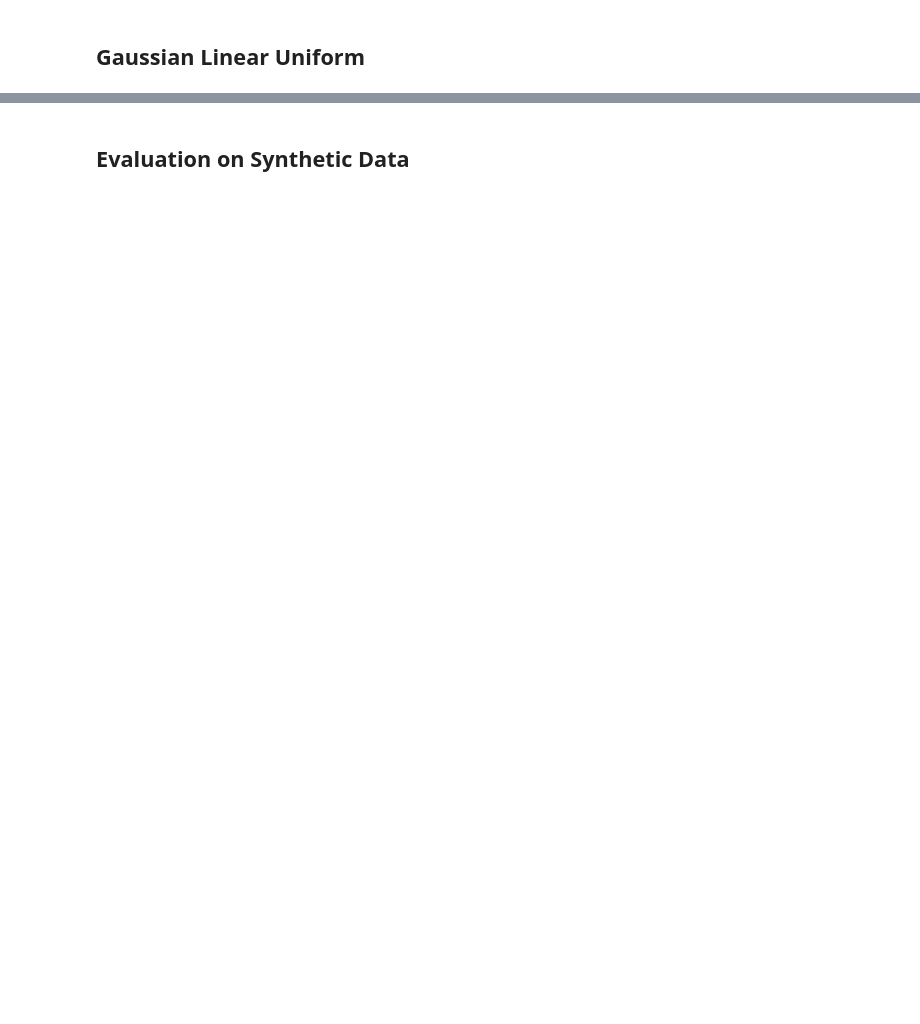
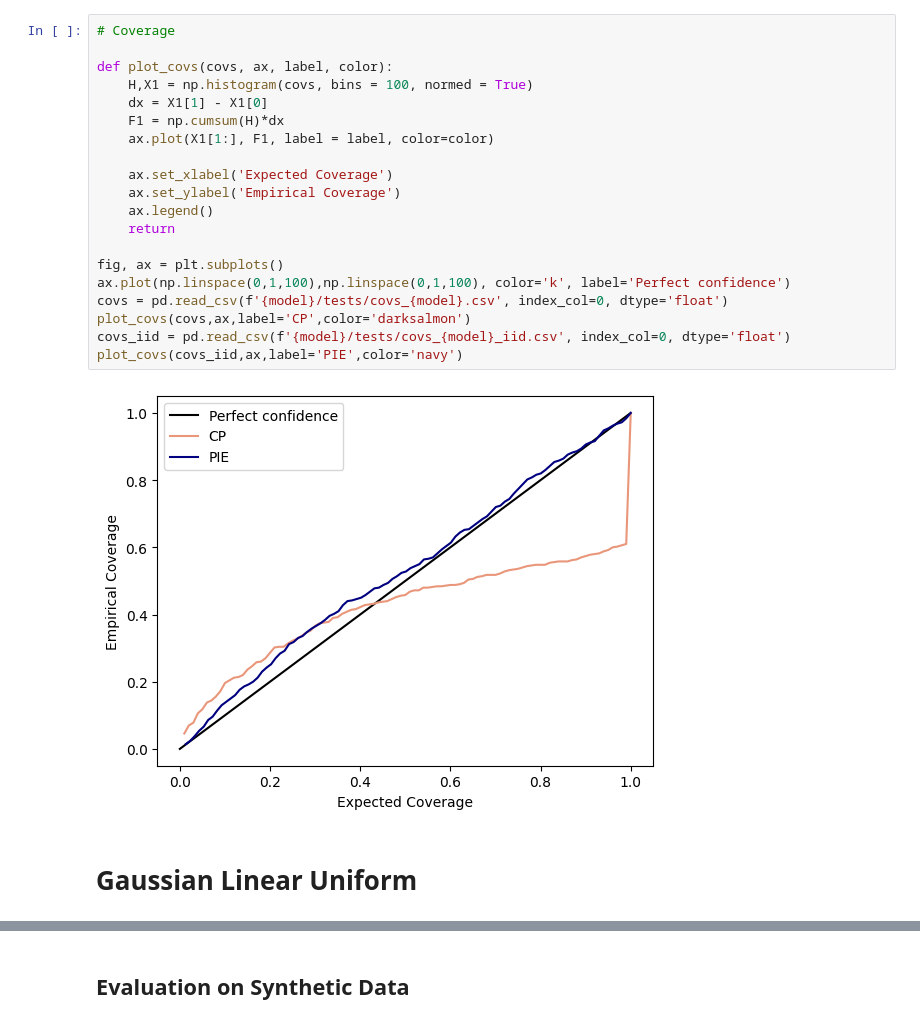
Before and after one commit to nadavbennun1/collective_posterior, a Jupyter notebook: test collective.ipynb, the cells around one changed output, grey strips where cells are left out. Drawn from its saved outputs; the diff is of its cells as text; blank space fills up the shorter version.

```diff
--- a/test collective.ipynb
+++ b/test collective.ipynb
@@ -61,2 +104,24 @@ ax[len(th)-1].legend()
+# %%
+# Coverage
+
+def plot_covs(covs, ax, label, color):
+    H,X1 = np.histogram(covs, bins = 100, normed = True)
+    dx = X1[1] - X1[0]
+    F1 = np.cumsum(H)*dx
+    ax.plot(X1[1:], F1, label = label, color=color)
+
+    ax.set_xlabel('Expected Coverage')
+    ax.set_ylabel('Empirical Coverage')
+    ax.legend()
+    return
+
+fig, ax = plt.subplots()
+ax.plot(np.linspace(0,1,100),np.linspace(0,1,100), color='k', label='Perfect confidence')
+covs = pd.read_csv(f'{model}/tests/covs_{model}.csv', index_col=0, dtype='float')
+plot_covs(covs,ax,label='CP',color='darksalmon')
+covs_iid = pd.read_csv(f'{model}/tests/covs_{model}_iid.csv', index_col=0, dtype='float')
+plot_covs(covs_iid,ax,label='PIE',color='navy')
+# %% [output]
+[figure, added]
 # %% [markdown]
-## Gaussian Linear Uniform
+# Gaussian Linear Uniform
```
Also changed, not shown: parts of 25 cells of this notebook.
